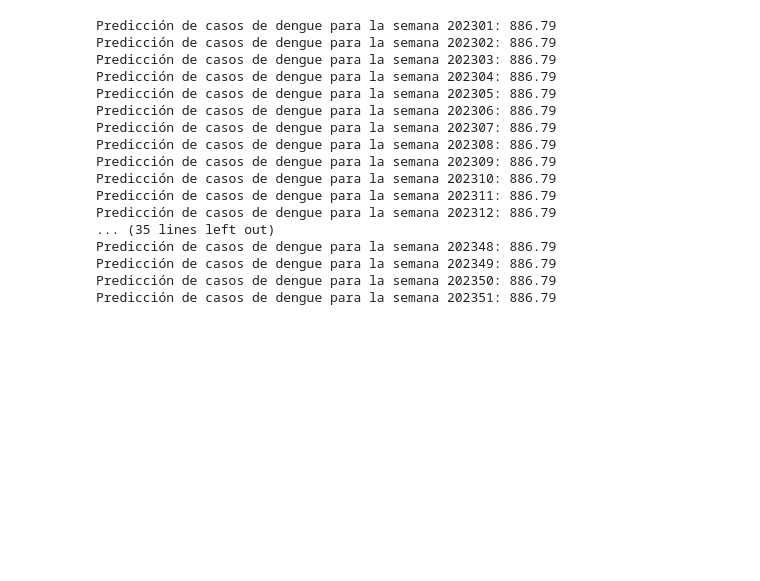
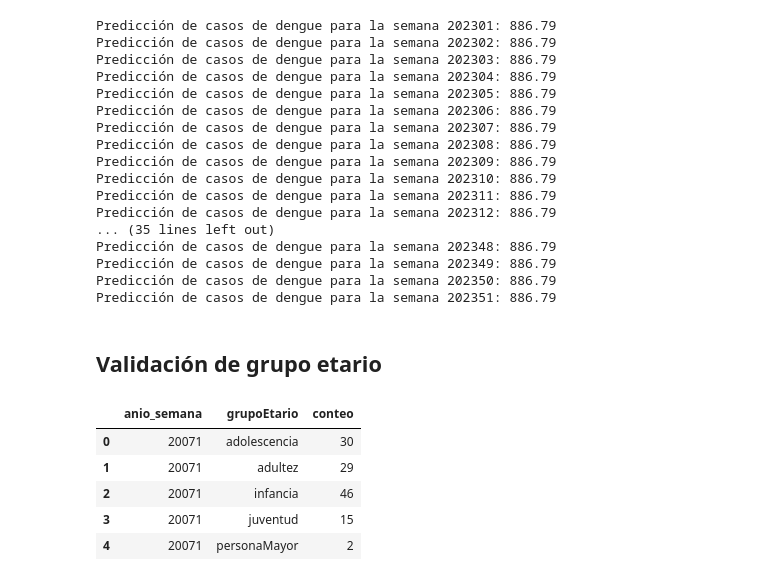
Before and after one commit to MarcoSuarezECCI/SeminarioBigData, a Jupyter notebook: AI_Prediccion.ipynb, the cells around one changed output. Drawn from its saved outputs; the diff is of its cells as text; code cells hidden in the pictures; blank space fills up the shorter version.

```diff
--- a/AI_Prediccion.ipynb
+++ b/AI_Prediccion.ipynb
@@ -374,3 +374,15 @@ Predicción de casos de dengue para la semana 202348: 886.79
 Predicción de casos de dengue para la semana 202349: 886.79
 Predicción de casos de dengue para la semana 202350: 886.79
 Predicción de casos de dengue para la semana 202351: 886.79
+# %% [markdown]
+## Validación de grupo etario
+# %%
+datacc = datac.groupby(['anio_semana', 'grupoEtario']).size().reset_index(name='conteo')
+datacc.head()
+# %% [output]
+|  | anio_semana | grupoEtario | conteo |
+| 0 | 20071 | adolescencia | 30 |
+| 1 | 20071 | adultez | 29 |
+| 2 | 20071 | infancia | 46 |
+| 3 | 20071 | juventud | 15 |
+| 4 | 20071 | personaMayor | 2 |
```
Also changed, not shown: parts of 6 cells of this notebook.
